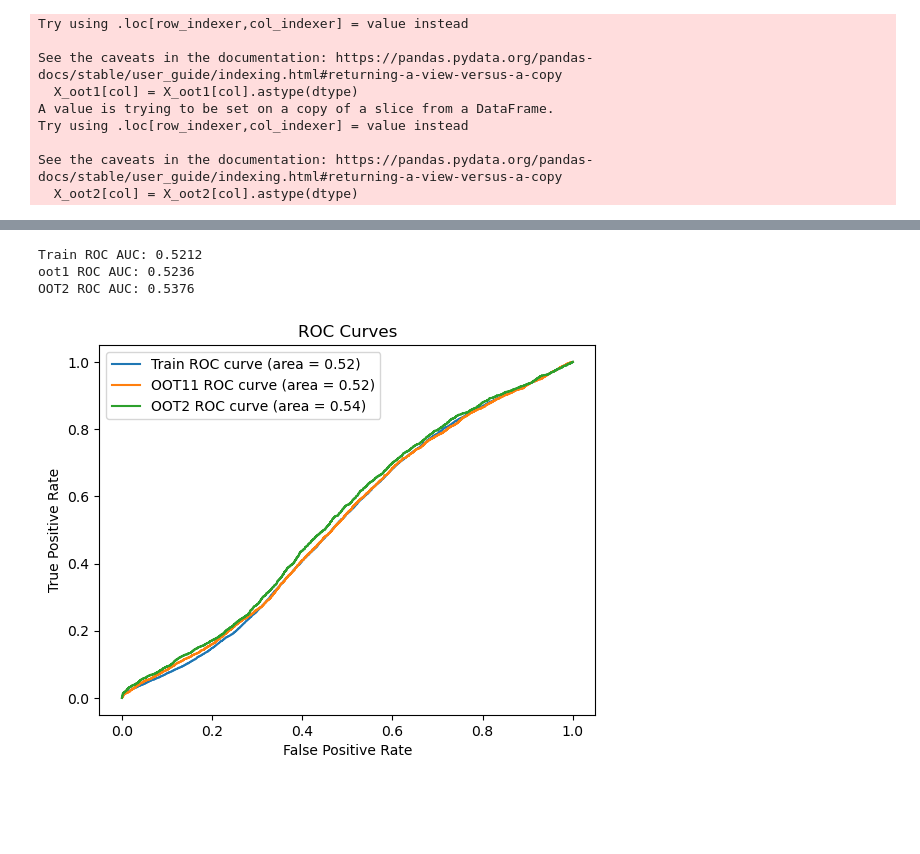
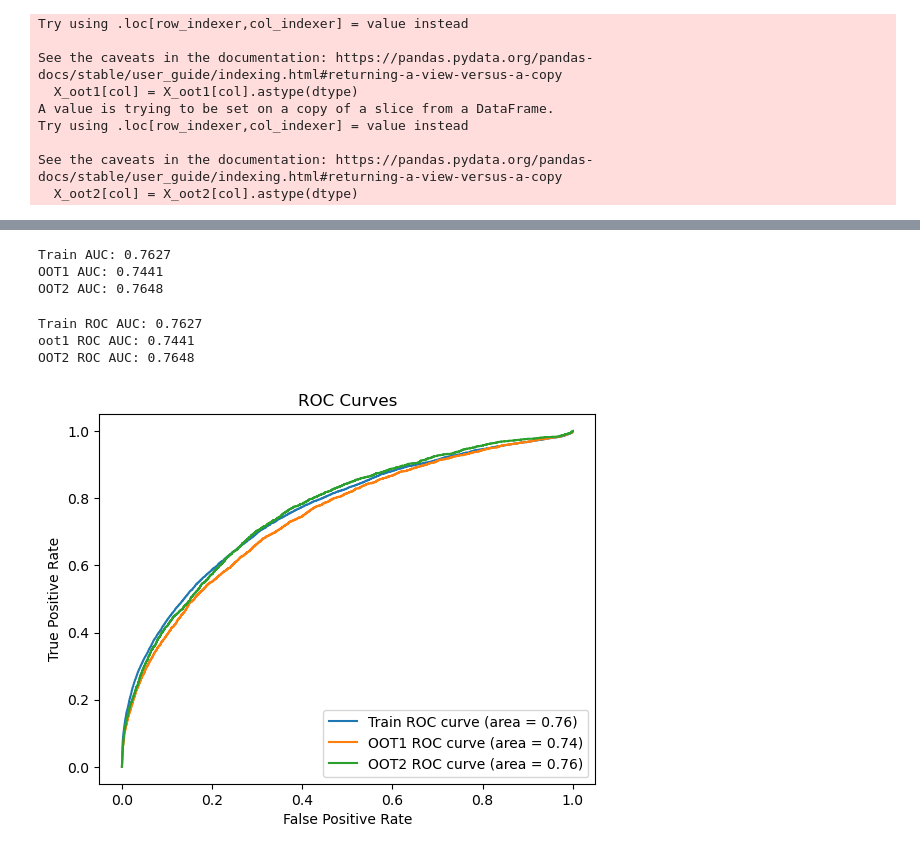
Before and after one commit to Anubhav3084/FinanceML-Course-Project, a Jupyter notebook: Project/Code/train_logit_imputed.ipynb, the cells around one changed output, grey strips where cells are left out. Saved outputs shown, nothing was run; the diff lists cells and outputs as text; code cells hidden in the pictures; blank space fills up the shorter version.

```diff
--- a/Project/Code/train_logit_imputed.ipynb
+++ b/Project/Code/train_logit_imputed.ipynb
@@ -80,5 +74,9 @@ logit = LogisticRegression(
 # %%
 vars_without_cat = [f for f in feature_vars if f not in categorical_features]
+# %%
+X = sm.add_constant(X_train[vars_without_cat].astype(float), has_constant='add')
+y = np.asarray(y_train, dtype=float)
 # %%
-logit.fit(X_train[vars_without_cat], y_train)
+result = sm.Logit(y, X).fit(maxiter=5000)
+ci = result.conf_int(alpha=0.05)
 # %% [output]
@@ -92,3 +178,23 @@ oot2_pred = logit.predict_proba(X_oot2[vars_without_cat].dropna())[:, 1]
+# %%
+X_train_sm = sm.add_constant(X_train[vars_without_cat].astype(float), has_constant='add')
+X_train_sm = X_train_sm[result.model.exog_names]
+train_pred = result.predict(X_train_sm)
+
+X_oot1_sm = sm.add_constant(X_oot1[vars_without_cat].astype(float), has_constant='add')
+X_oot1_sm = X_oot1_sm[result.model.exog_names]
+oot1_pred = result.predict(X_oot1_sm)
+
+X_oot2_sm = sm.add_constant(X_oot2[vars_without_cat].dropna().astype(float), has_constant='add')
+X_oot2_sm = X_oot2_sm[result.model.exog_names]
+oot2_pred = result.predict(X_oot2_sm)
+
+print(f'Train AUC: {roc_auc_score(y_train, train_pred):.4f}')
+print(f'OOT1 AUC: {roc_auc_score(y_oot1, oot1_pred):.4f}')
+print(f'OOT2 AUC: {roc_auc_score(y_oot2.loc[X_oot2[vars_without_cat].dropna().index], oot2_pred):.4f}')
+# %% [output]
+Train AUC: 0.7627
+OOT1 AUC: 0.7441
+OOT2 AUC: 0.7648
 # %%
 scores_train = pd.concat([ID_train, pd.DataFrame({'y_true': y_train, 'y_pred': train_pred})], axis=1)
 scores_oot1 = pd.concat([ID_oot1, pd.DataFrame({'y_true': y_oot1, 'y_pred': oot1_pred})], axis=1)
@@ -108,21 +214,21 @@ print(f"Train ROC AUC: {roc_auc_train:.4f}")
 print(f"oot1 ROC AUC: {roc_auc_oot1:.4f}")
 print(f"OOT2 ROC AUC: {roc_auc_oot2:.4f}")
 # %% [output]
-Train ROC AUC: 0.5212
-oot1 ROC AUC: 0.5236
-OOT2 ROC AUC: 0.5376
+Train ROC AUC: 0.7627
+oot1 ROC AUC: 0.7441
+OOT2 ROC AUC: 0.7648
 # %%
 fpr_train, tpr_train, thresholds_train = roc_curve(scores_train['y_true'], scores_train['y_pred'])
 fpr_oot1, tpr_oot1, thresholds_oot1 = roc_curve(scores_oot1['y_true'], scores_oot1['y_pred'])
 fpr_oot2, tpr_oot2, thresholds_oot2 = roc_curve(scores_oot2['y_true'], scores_oot2['y_pred'])
 # %%
 plt.plot(fpr_train, tpr_train, label='Train ROC curve (area = %0.2f)' % roc_auc_score(scores_train['y_true'], scores_train['y_pred']))
-plt.plot(fpr_oot1, tpr_oot1, label='OOT11 ROC curve (area = %0.2f)' % roc_auc_score(scores_oot1['y_true'], scores_oot1['y_pred']))
+plt.plot(fpr_oot1, tpr_oot1, label='OOT1 ROC curve (area = %0.2f)' % roc_auc_score(scores_oot1['y_true'], scores_oot1['y_pred']))
 plt.plot(fpr_oot2, tpr_oot2, label='OOT2 ROC curve (area = %0.2f)' % roc_auc_score(scores_oot2['y_true'], scores_oot2['y_pred']))
 plt.legend()
 plt.xlabel('False Positive Rate')
 plt.ylabel('True Positive Rate')
 plt.title('ROC Curves')
 plt.show()
 # %% [output]
-[figure, old version]
+[figure, new version]
```
Also changed, not shown: parts of 12 cells of this notebook, 15 other files.
